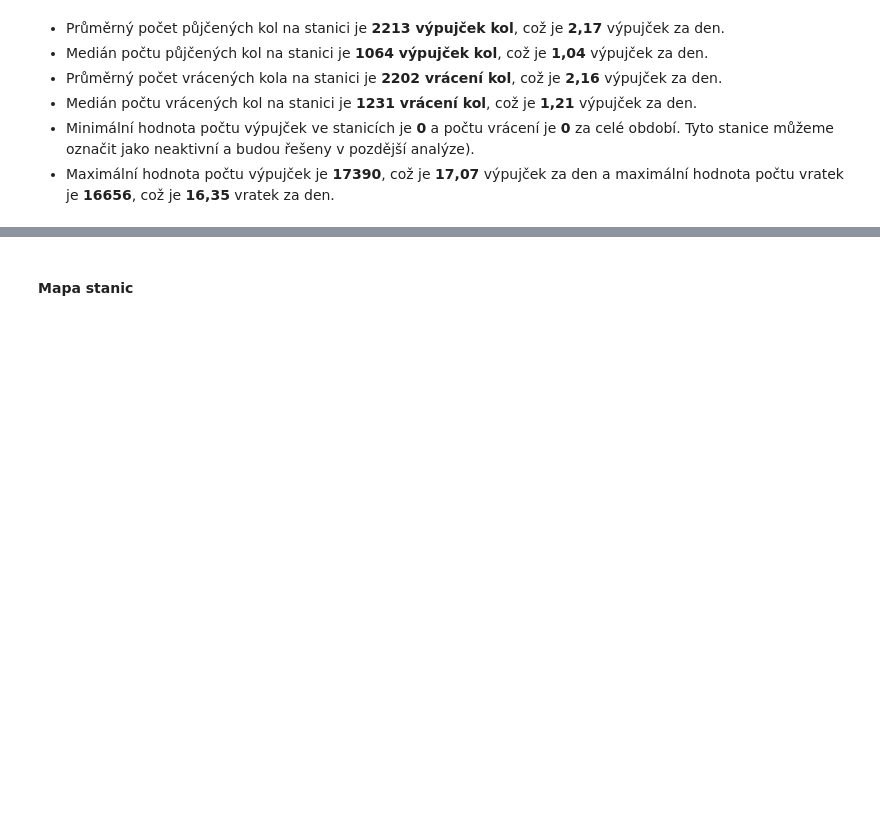
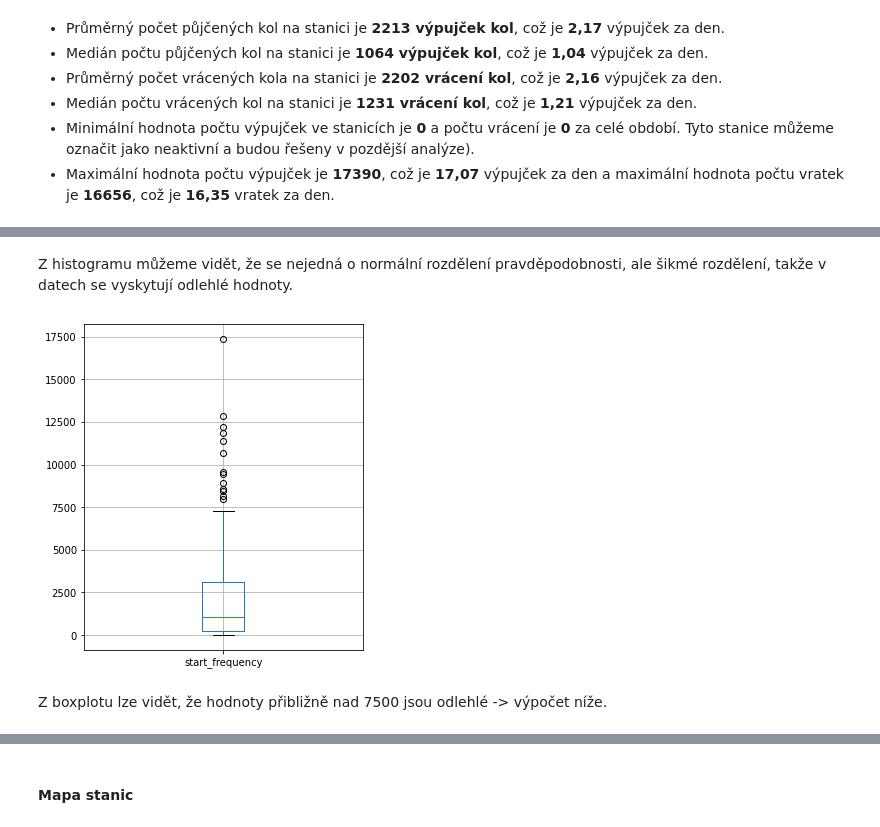
Before and after one commit to 9berny9/bikes, a Jupyter notebook: bikes_process.ipynb, the cells around one changed output, grey strips where cells are left out. Saved outputs shown, nothing was run; the diff lists cells and outputs as text; code cells hidden in the pictures; blank space fills up the shorter version.

```diff
--- a/bikes_process.ipynb
+++ b/bikes_process.ipynb
@@ -67,0 +109,9 @@ V Edinburghu se nachází **200** stanic pro půjčení kol a data jsou sbírán
+# %% [markdown]
+Z histogramu můžeme vidět, že se nejedná o normální rozdělení pravděpodobnosti, ale šikmé rozdělení, takže v datech se vyskytují odlehlé hodnoty.
+# %%
+#  inter-quartile range
+df_s.boxplot(column="start_frequency", figsize=(5, 6));
+# %% [output]
+[figure, added]
+# %% [markdown]
+Z boxplotu lze vidět, že hodnoty přibližně nad 7500 jsou odlehlé -> výpočet níže.
```
Also changed, not shown: parts of 49 cells of this notebook.
